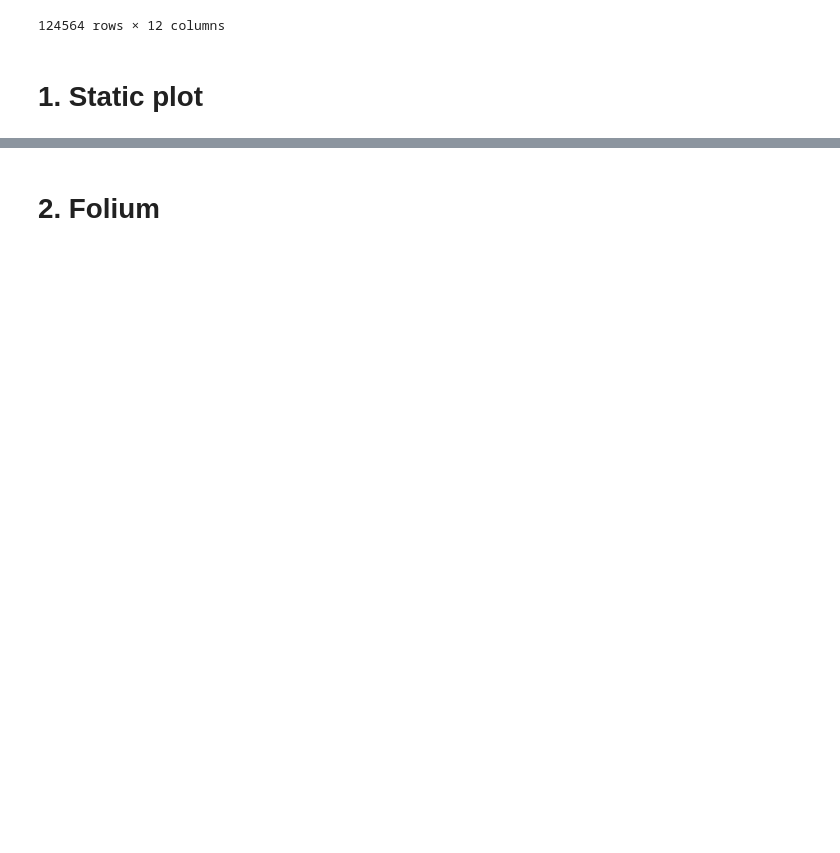
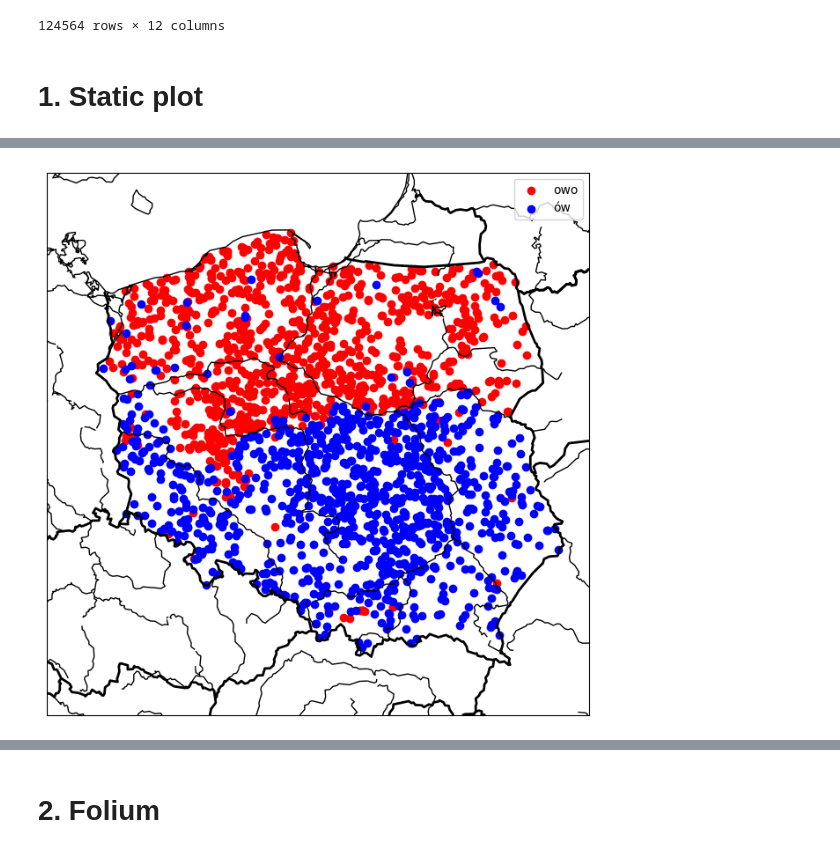
Before and after one commit to KosAqH/Cities-Visualization, a Jupyter notebook: test.ipynb, the cells around one changed output, grey strips where cells are left out. Cells and saved outputs as stored; diff of their text form; code cells hidden in the pictures; blank space fills up the shorter version.

```diff
--- a/test.ipynb
+++ b/test.ipynb
@@ -390,0 +376,35 @@ m.scatter(x, y)
+# %%
+def plot_matplotlib(df, x, y):
+    fig = plt.figure(figsize=(8, 8))
+    m = Basemap(projection="lcc", resolution='i',
+                width=8e5, height=8e5,
+                lat_0=52, lon_0=19,
+                )
+
+    m.drawcoastlines(linewidth = 1)
+    m.drawcountries(linewidth = 2)
+    m.drawrivers(linewidth = 1)
+
+    # m.etopo(scale=0.5, alpha=0.5)
+
+    # Map (long, lat) to (x, y) for plotting
+    x, y = m(
+        df[df["name"].str[-3:] == "owo"]["dd_lon"].values[:1000].tolist(),
+        df[df["name"].str[-3:] == "owo"]["dd_lat"].values[:1000].tolist()
+    )
+    # plt.plot(x, y, 'ok', markersize=5)
+
+    m.scatter(x, y, color="red", label="owo")
+
+    x, y = m(
+        df[df["name"].str[-2:] == "ów"]["dd_lon"].values[:1000].tolist(),
+        df[df["name"].str[-2:] == "ów"]["dd_lat"].values[:1000].tolist()
+    )
+    # plt.plot(x, y, 'ok', markersize=5)
+
+    m.scatter(x, y, color="blue", label="ów")
+    plt.legend()
+
+plot_matplotlib(df, 0, 0)
+# %% [output]
+[figure, added]
```
Also changed, not shown: parts of 6 cells of this notebook.
